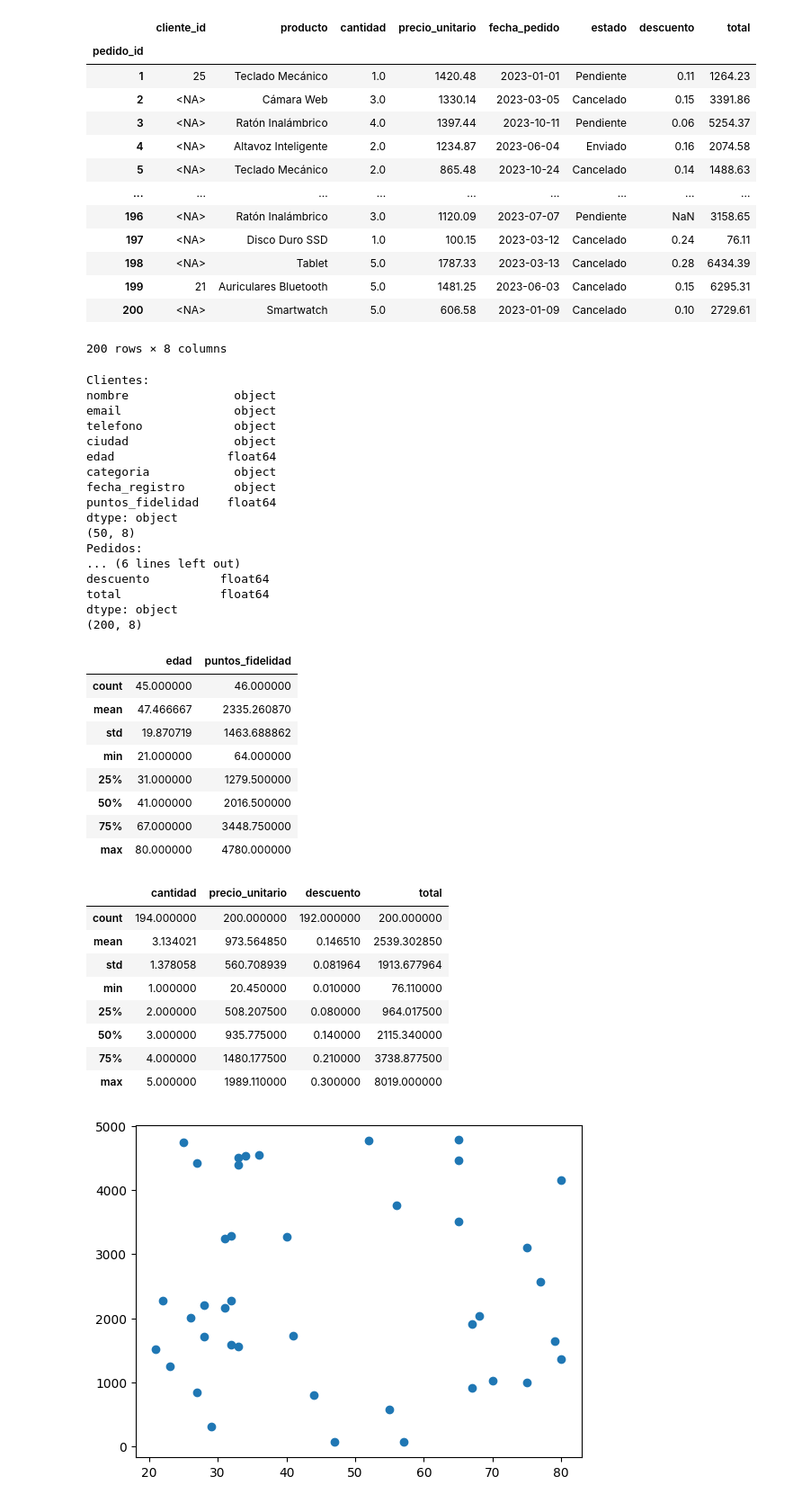
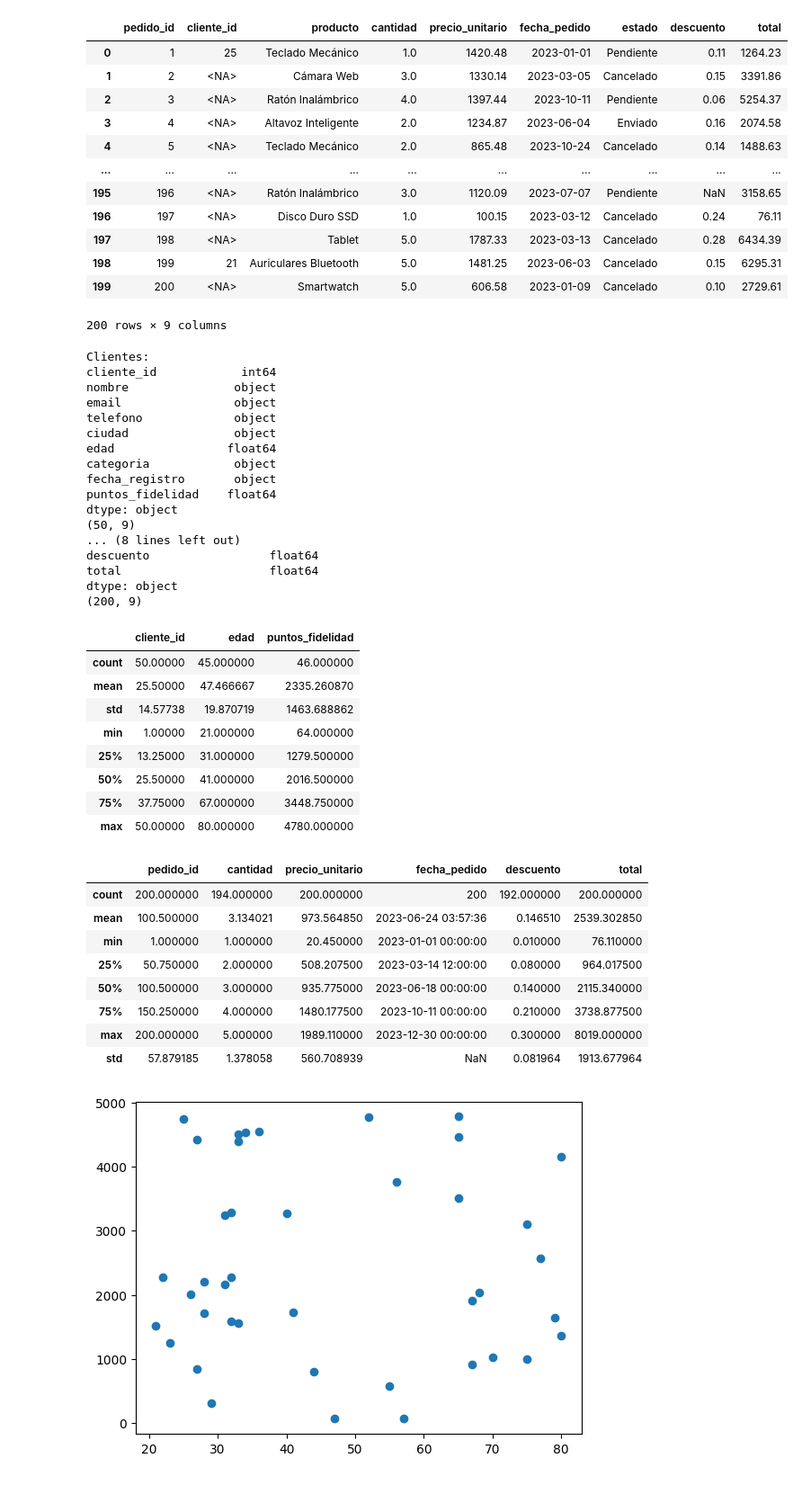
Before and after one commit to carlosgg0/practicas-isid, a Jupyter notebook: p9-dataframes/p9-notebook.ipynb, the cells around one changed output. Shown at 90% size. Saved outputs shown, nothing was run; the diff lists cells and outputs as text; code cells hidden in the pictures.

```diff
--- a/p9-dataframes/p9-notebook.ipynb
+++ b/p9-dataframes/p9-notebook.ipynb
@@ -5,8 +5,8 @@ import matplotlib.pyplot as plt
 # %%
 # EJERCICIO 1: CARGA DE DATOS Y EXPLORACIÓN INICIAL
 
-df_clientes = pd.read_csv("data/clientes.csv", index_col="cliente_id")
-df_pedidos = pd.read_csv("data/pedidos.csv", index_col="pedido_id")
+df_clientes = pd.read_csv("data/clientes.csv")
+df_pedidos = pd.read_csv("data/pedidos.csv")
 # %%
 df_clientes.head(5)
 # %% [output]
@@ -20,26 +19,27 @@ df_clientes.head(5)
 # %%
 df_pedidos["cliente_id"] = df_pedidos["cliente_id"].apply(lambda x: int(x) if not pd.isna(x) else pd.NA)
+df_pedidos["fecha_pedido"] = pd.to_datetime(df_pedidos["fecha_pedido"])
 df_pedidos
 # %% [output]
-|  | cliente_id | producto | cantidad | precio_unitario | fecha_pedido | estado | descuento | total |
-| pedido_id |  |  |  |  |  |  |  |  |
-| 1 | 25 | Teclado Mecánico | 1.0 | 1420.48 | 2023-01-01 | Pendiente | 0.11 | 1264.23 |
-| 2 | <NA> | Cámara Web | 3.0 | 1330.14 | 2023-03-05 | Cancelado | 0.15 | 3391.86 |
-| 3 | <NA> | Ratón Inalámbrico | 4.0 | 1397.44 | 2023-10-11 | Pendiente | 0.06 | 5254.37 |
-| 4 | <NA> | Altavoz Inteligente | 2.0 | 1234.87 | 2023-06-04 | Enviado | 0.16 | 2074.58 |
-| 5 | <NA> | Teclado Mecánico | 2.0 | 865.48 | 2023-10-24 | Cancelado | 0.14 | 1488.63 |
-| ... | ... | ... | ... | ... | ... | ... | ... | ... |
-| 196 | <NA> | Ratón Inalámbrico | 3.0 | 1120.09 | 2023-07-07 | Pendiente | NaN | 3158.65 |
-| 197 | <NA> | Disco Duro SSD | 1.0 | 100.15 | 2023-03-12 | Cancelado | 0.24 | 76.11 |
-| 198 | <NA> | Tablet | 5.0 | 1787.33 | 2023-03-13 | Cancelado | 0.28 | 6434.39 |
-| 199 | 21 | Auriculares Bluetooth | 5.0 | 1481.25 | 2023-06-03 | Cancelado | 0.15 | 6295.31 |
-| 200 | <NA> | Smartwatch | 5.0 | 606.58 | 2023-01-09 | Cancelado | 0.10 | 2729.61 |
+|  | pedido_id | cliente_id | producto | cantidad | precio_unitario | fecha_pedido | estado | descuento | total |
+| 0 | 1 | 25 | Teclado Mecánico | 1.0 | 1420.48 | 2023-01-01 | Pendiente | 0.11 | 1264.23 |
+| 1 | 2 | <NA> | Cámara Web | 3.0 | 1330.14 | 2023-03-05 | Cancelado | 0.15 | 3391.86 |
+| 2 | 3 | <NA> | Ratón Inalámbrico | 4.0 | 1397.44 | 2023-10-11 | Pendiente | 0.06 | 5254.37 |
+| 3 | 4 | <NA> | Altavoz Inteligente | 2.0 | 1234.87 | 2023-06-04 | Enviado | 0.16 | 2074.58 |
+| 4 | 5 | <NA> | Teclado Mecánico | 2.0 | 865.48 | 2023-10-24 | Cancelado | 0.14 | 1488.63 |
+| ... | ... | ... | ... | ... | ... | ... | ... | ... | ... |
+| 195 | 196 | <NA> | Ratón Inalámbrico | 3.0 | 1120.09 | 2023-07-07 | Pendiente | NaN | 3158.65 |
+| 196 | 197 | <NA> | Disco Duro SSD | 1.0 | 100.15 | 2023-03-12 | Cancelado | 0.24 | 76.11 |
+| 197 | 198 | <NA> | Tablet | 5.0 | 1787.33 | 2023-03-13 | Cancelado | 0.28 | 6434.39 |
+| 198 | 199 | 21 | Auriculares Bluetooth | 5.0 | 1481.25 | 2023-06-03 | Cancelado | 0.15 | 6295.31 |
+| 199 | 200 | <NA> | Smartwatch | 5.0 | 606.58 | 2023-01-09 | Cancelado | 0.10 | 2729.61 |
-200 rows × 8 columns
+200 rows × 9 columns
 # %%
 print("Clientes:", df_clientes.dtypes, df_clientes.shape, sep = "\n")
 print("Pedidos:", df_pedidos.dtypes, df_pedidos.shape, sep = "\n")
 # %% [output]
 Clientes:
+cliente_id            int64
 nombre               object
 email                object
 telefono             object
@@ -49,37 +49,36 @@ categoria            object
 fecha_registro       object
 puntos_fidelidad    float64
 dtype: object
-(50, 8)
-Pedidos:
-... (6 lines left out)
-descuento          float64
-total              float64
+(50, 9)
+... (8 lines left out)
+descuento                 float64
+total                     float64
 dtype: object
-(200, 8)
+(200, 9)
 # %%
 df_clientes.describe()
 # %% [output]
-|  | edad | puntos_fidelidad |
-| count | 45.000000 | 46.000000 |
-| mean | 47.466667 | 2335.260870 |
-| std | 19.870719 | 1463.688862 |
-| min | 21.000000 | 64.000000 |
-| 25% | 31.000000 | 1279.500000 |
-| 50% | 41.000000 | 2016.500000 |
-| 75% | 67.000000 | 3448.750000 |
-| max | 80.000000 | 4780.000000 |
+|  | cliente_id | edad | puntos_fidelidad |
+| count | 50.00000 | 45.000000 | 46.000000 |
+| mean | 25.50000 | 47.466667 | 2335.260870 |
+| std | 14.57738 | 19.870719 | 1463.688862 |
+| min | 1.00000 | 21.000000 | 64.000000 |
+| 25% | 13.25000 | 31.000000 | 1279.500000 |
+| 50% | 25.50000 | 41.000000 | 2016.500000 |
+| 75% | 37.75000 | 67.000000 | 3448.750000 |
+| max | 50.00000 | 80.000000 | 4780.000000 |
 # %%
 df_pedidos.describe()
 # %% [output]
-|  | cantidad | precio_unitario | descuento | total |
-| count | 194.000000 | 200.000000 | 192.000000 | 200.000000 |
-| mean | 3.134021 | 973.564850 | 0.146510 | 2539.302850 |
-| std | 1.378058 | 560.708939 | 0.081964 | 1913.677964 |
-| min | 1.000000 | 20.450000 | 0.010000 | 76.110000 |
-| 25% | 2.000000 | 508.207500 | 0.080000 | 964.017500 |
-| 50% | 3.000000 | 935.775000 | 0.140000 | 2115.340000 |
-| 75% | 4.000000 | 1480.177500 | 0.210000 | 3738.877500 |
-| max | 5.000000 | 1989.110000 | 0.300000 | 8019.000000 |
+|  | pedido_id | cantidad | precio_unitario | fecha_pedido | descuento | total |
+| count | 200.000000 | 194.000000 | 200.000000 | 200 | 192.000000 | 200.000000 |
+| mean | 100.500000 | 3.134021 | 973.564850 | 2023-06-24 03:57:36 | 0.146510 | 2539.302850 |
+| min | 1.000000 | 1.000000 | 20.450000 | 2023-01-01 00:00:00 | 0.010000 | 76.110000 |
+| 25% | 50.750000 | 2.000000 | 508.207500 | 2023-03-14 12:00:00 | 0.080000 | 964.017500 |
+| 50% | 100.500000 | 3.000000 | 935.775000 | 2023-06-18 00:00:00 | 0.140000 | 2115.340000 |
+| 75% | 150.250000 | 4.000000 | 1480.177500 | 2023-10-11 00:00:00 | 0.210000 | 3738.877500 |
+| max | 200.000000 | 5.000000 | 1989.110000 | 2023-12-30 00:00:00 | 0.300000 | 8019.000000 |
+| std | 57.879185 | 1.378058 | 560.708939 | NaN | 0.081964 | 1913.677964 |
 # %%
 # Únicamente por probar
 
```
Also changed, not shown: parts of 23 cells of this notebook.
